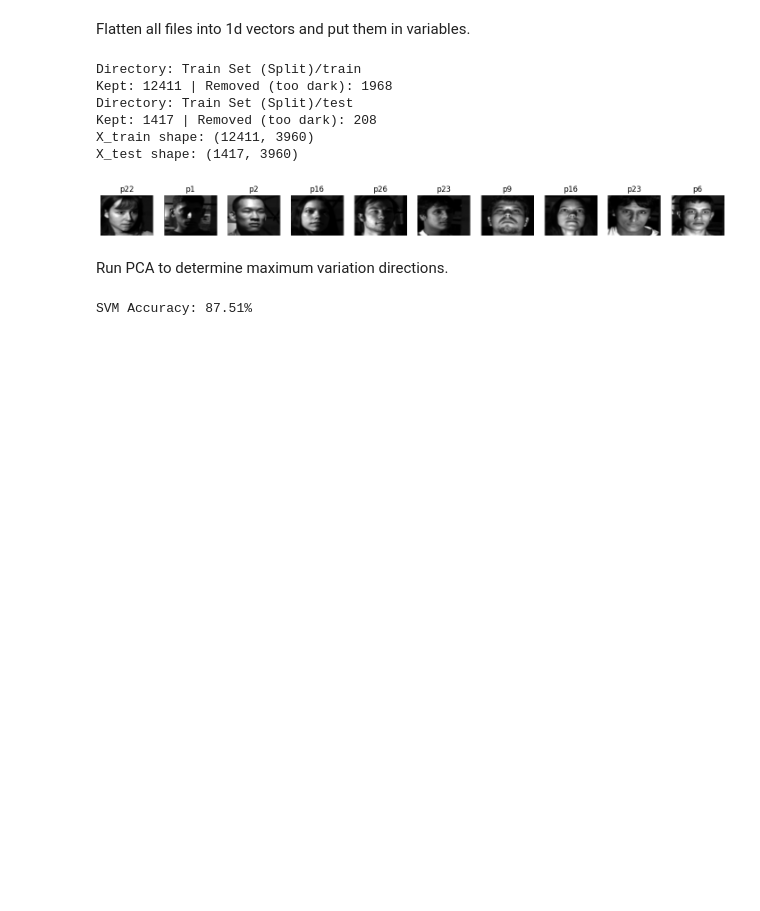
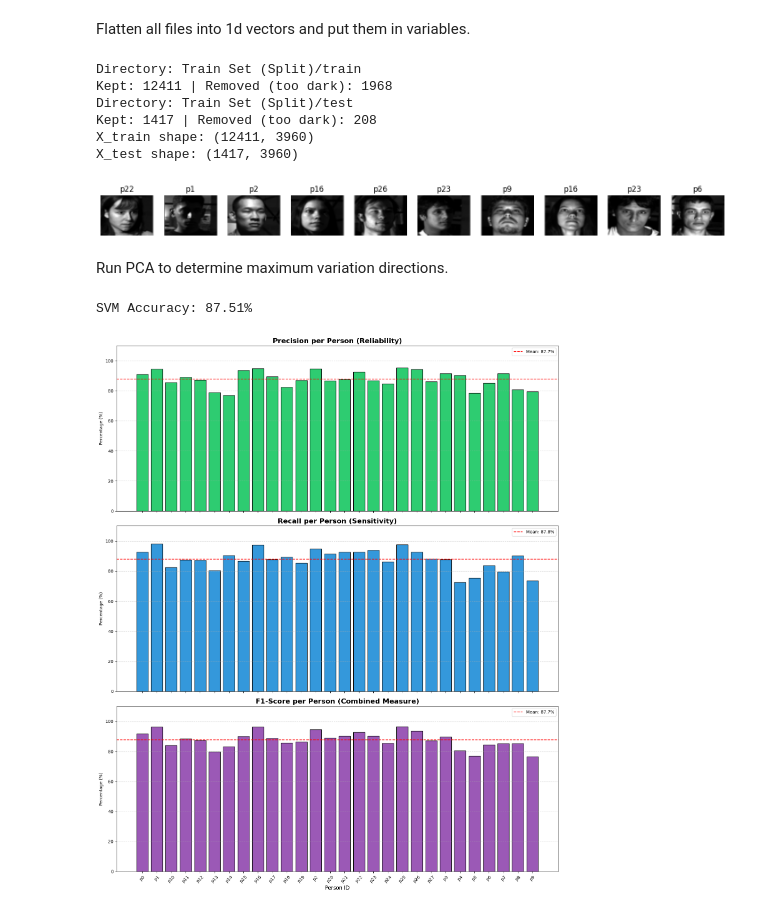
Before and after one commit to Banzir2/TechnotzDS_ML, a Jupyter notebook: main.ipynb, the cells around one changed output. Saved outputs shown, nothing was run; the diff lists cells and outputs as text; code cells hidden in the pictures; blank space fills up the shorter version.

```diff
--- a/main.ipynb
+++ b/main.ipynb
@@ -131,7 +131,53 @@ from sklearn.svm import SVC
 # 'C=1' is a good starting point for regularization
 svm_clf = SVC(kernel='linear', C=1.0)
 svm_clf.fit(X_train_final, y_train)
+y_pred = svm_clf.predict(X_test_final)
 
 print(f"SVM Accuracy: {svm_clf.score(X_test_final, y_test) * 100:.2f}%")
 # %% [output]
 SVM Accuracy: 87.51%
+# %%
+from sklearn.metrics import classification_report
+import pandas as pd
+import matplotlib.pyplot as plt
+
+# 1. Generate the classification report as a dictionary
+report = classification_report(y_test, y_pred, output_dict=True)
+
+# 2. Convert to DataFrame and clean up
+# We remove 'accuracy', 'macro avg', and 'weighted avg' to keep only the 28 people
+metrics_df = pd.DataFrame(report).transpose()
+metrics_df = metrics_df.drop(['accuracy', 'macro avg', 'weighted avg'])
+
+# Add 'accuracy' column per person (in multi-class, Recall is often equivalent
+# to per-class accuracy, but we'll plot the three standard metrics)
+metrics_df = metrics_df[['precision', 'recall', 'f1-score']] * 100
+metrics_df = metrics_df.sort_index() # Keep people in order p1, p2...
+
+# 3. Plotting
+fig, axes = plt.subplots(3, 1, figsize=(15, 18), sharex=True)
+
+metrics = ['precision', 'recall', 'f1-score']
+colors = ['#2ecc71', '#3498db', '#9b59b6']
+titles = ['Precision per Person (Reliability)',
+          'Recall per Person (Sensitivity)',
+          'F1-Score per Person (Combined Measure)']
+
+for i, metric in enumerate(metrics):
+    axes[i].bar(metrics_df.index, metrics_df[metric], color=colors[i], edgecolor='black')
+    axes[i].set_title(titles[i], fontsize=16, fontweight='bold')
+    axes[i].set_ylabel('Percentage (%)')
+    axes[i].set_ylim(0, 110)
+    axes[i].grid(axis='y', linestyle='--', alpha=0.6)
+
+    # Add a horizontal line for the average
+    avg_val = metrics_df[metric].mean()
+    axes[i].axhline(avg_val, color='red', linestyle='--', label=f'Mean: {avg_val:.1f}%')
+    axes[i].legend()
+
+plt.xticks(rotation=45)
+plt.xlabel('Person ID', fontsize=12)
+plt.tight_layout()
+plt.show()
+# %% [output]
+[figure, added]
```
